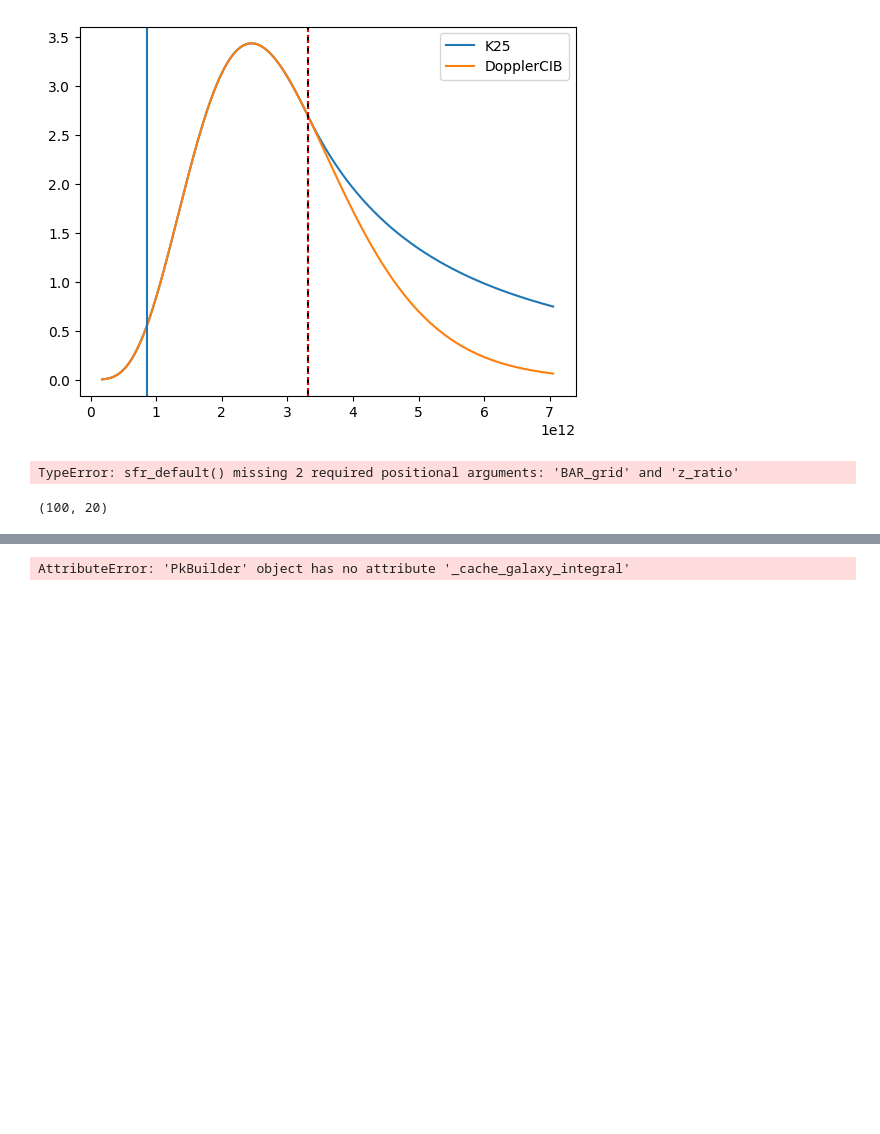
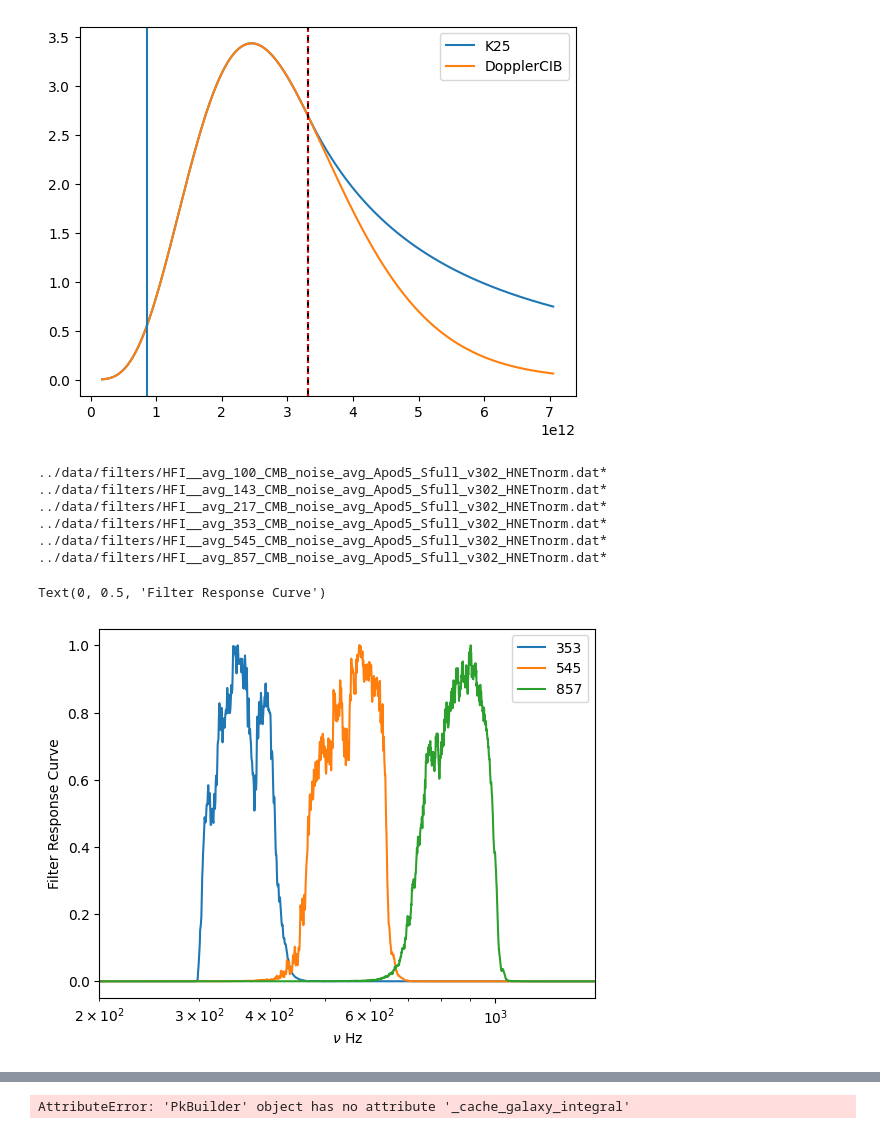
Before and after one commit to destrys/galCIB, a Jupyter notebook: notebooks/scratch-temp.ipynb, the cells around one changed output, grey strips where cells are left out. Cells and saved outputs as stored; diff of their text form; code cells hidden in the pictures; blank space fills up the shorter version.

```diff
--- a/notebooks/scratch-temp.ipynb
+++ b/notebooks/scratch-temp.ipynb
@@ -229,9 +163,26 @@ tst = sfr_factory(eta_fn, cib_model.BAR_grid,
-# %%
-cib_model.sfr(theta_eta)
-# %% [output]
-TypeError: sfr_default() missing 2 required positional arguments: 'BAR_grid' and 'z_ratio'
-# %%
-tst(cosmo.Mh_grid[0],cosmo.z,
-    theta_eta)
-# %% [output]
-(100, 20)
+# %%
+ls ../data/filters/HFI__avg_*
+# %% [output]
+../data/filters/HFI__avg_100_CMB_noise_avg_Apod5_Sfull_v302_HNETnorm.dat*
+../data/filters/HFI__avg_143_CMB_noise_avg_Apod5_Sfull_v302_HNETnorm.dat*
+../data/filters/HFI__avg_217_CMB_noise_avg_Apod5_Sfull_v302_HNETnorm.dat*
+../data/filters/HFI__avg_353_CMB_noise_avg_Apod5_Sfull_v302_HNETnorm.dat*
+../data/filters/HFI__avg_545_CMB_noise_avg_Apod5_Sfull_v302_HNETnorm.dat*
+../data/filters/HFI__avg_857_CMB_noise_avg_Apod5_Sfull_v302_HNETnorm.dat*
+# %%
+nu_list = ['353', '545', '857']
+
+for nu in nu_list:
+    fname = f"../data/filters/HFI__avg_{nu}_CMB_noise_avg_Apod5_Sfull_v302_HNETnorm.dat"
+    filtarray = np.loadtxt(fname, usecols=(1,2))
+
+    plt.semilogx(filtarray[:,0], filtarray[:,1],
+             label = nu)
+
+plt.xlim([2e2,1.5e3])
+plt.legend(loc='best')
+plt.xlabel(r"$\nu$ Hz")
+plt.ylabel("Filter Response Curve")
+# %% [output]
+Text(0, 0.5, 'Filter Response Curve')
+[figure, added]
```
Also changed, not shown: parts of 11 cells of this notebook, 4 other files.
